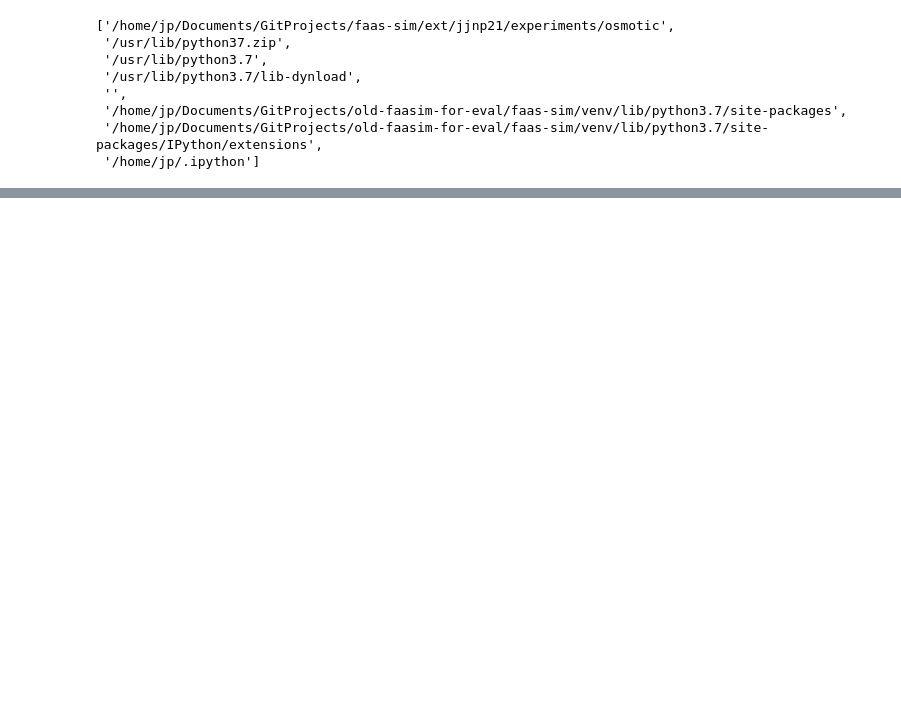
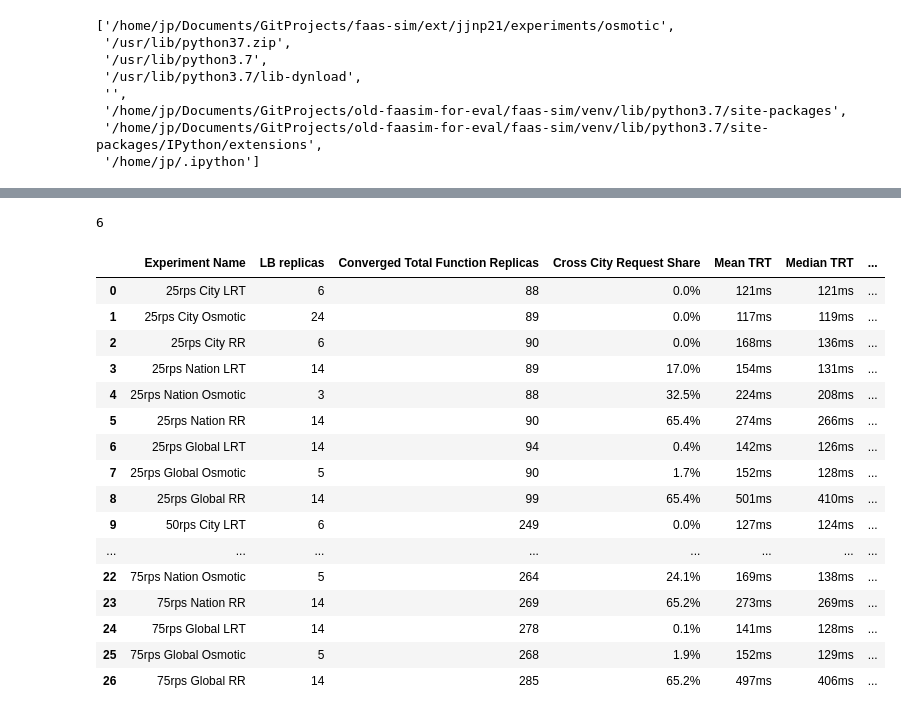
Before and after one commit to edgerun/faas-sim, a Jupyter notebook: ext/jjnp21/experiments/osmotic/osmotic_base_analysis.ipynb, the cells around one changed output, grey strips where cells are left out. Saved outputs shown, nothing was run; the diff lists cells and outputs as text; code cells hidden in the pictures; blank space fills up the shorter version.

```diff
--- a/ext/jjnp21/experiments/osmotic/osmotic_base_analysis.ipynb
+++ b/ext/jjnp21/experiments/osmotic/osmotic_base_analysis.ipynb
@@ -80,0 +154,68 @@ r.scale
+# %%
+results['openfaas_scaling_basic'][0].lb_replica_count['running_lb_replicas'].iloc[-1].astype(int)
+# %% [output]
+6
+# %%
+def get_loc_type_string(text):
+    if 'global' in text:
+        return 'Global'
+    elif 'nation' in text:
+        return 'Nation'
+    else:
+        return 'City'
+
+def get_lb_type_string(text):
+    if 'osmotic' in text:
+        return 'Osmotic'
+    elif 'lrt' in text:
+        return 'LRT'
+    else:
+        return 'RR'
+
+def build_experiment_name(text):
+    return f'{text[:5]} {get_loc_type_string(text)} {get_lb_type_string(text)}'
+
+def build_result_table(results, patterns):
+    rows = []
+    for p in patterns:
+        for r in filter_by_experiment_name_regex(results, p):
+            row = {}
+            row['Experiment Name'] = build_experiment_name(r.experiment.name)
+            row['LB replicas'] = r.lb_replica_count['running_lb_replicas'].iloc[-1].astype(int)
+            row['Converged Total Function Replicas'] = sum_fxs(r.scale)['value'].iloc[-1]
+            row['Cross City Request Share'] = f"{round(kpis_by_expname(r.experiment.name)['cl_lb_fx_cross_city'].iloc[0].astype(float) * 100, 1)}%"
+            row['Mean TRT'] = f"{int(kpis_by_expname(r.experiment.name)['E2E mean'].iloc[0].astype(float)*1000)}ms"
+            row['Median TRT'] = f"{int(kpis_by_expname(r.experiment.name)['E2E q50'].iloc[0].astype(float)*1000)}ms"
+            row['Q90 TRT'] = f"{int(kpis_by_expname(r.experiment.name)['E2E q90'].iloc[0].astype(float)*1000)}ms"
+            rows.append(row)
+    return pd.DataFrame(rows)
+
+def build_pattern_list():
+    patterns = []
+    rpss = ['25rps', '50rps', '75rps']
+    locs = ['city', 'nation', 'global']
+    for rps in rpss:
+        for loc in locs:
+            patterns.append(f'.*{rps}.*{loc}.*')
+    return patterns
+
+# build_result_table(results['openfaas_scaling_basic'], ['.*25rps.*global.*'])
+build_result_table(results['openfaas_scaling_basic'], build_pattern_list())
+# %% [output]
+|  | Experiment Name | LB replicas | Converged Total Function Replicas | Cross City Request Share | Mean TRT | Median TRT | ... |
+| 0 | 25rps City LRT | 6 | 88 | 0.0% | 121ms | 121ms | ... |
+| 1 | 25rps City Osmotic | 24 | 89 | 0.0% | 117ms | 119ms | ... |
+| 2 | 25rps City RR | 6 | 90 | 0.0% | 168ms | 136ms | ... |
+| 3 | 25rps Nation LRT | 14 | 89 | 17.0% | 154ms | 131ms | ... |
+| 4 | 25rps Nation Osmotic | 3 | 88 | 32.5% | 224ms | 208ms | ... |
+| 5 | 25rps Nation RR | 14 | 90 | 65.4% | 274ms | 266ms | ... |
+| 6 | 25rps Global LRT | 14 | 94 | 0.4% | 142ms | 126ms | ... |
+| 7 | 25rps Global Osmotic | 5 | 90 | 1.7% | 152ms | 128ms | ... |
+| 8 | 25rps Global RR | 14 | 99 | 65.4% | 501ms | 410ms | ... |
+| 9 | 50rps City LRT | 6 | 249 | 0.0% | 127ms | 124ms | ... |
+| ... | ... | ... | ... | ... | ... | ... | ... |
+| 22 | 75rps Nation Osmotic | 5 | 264 | 24.1% | 169ms | 138ms | ... |
+| 23 | 75rps Nation RR | 14 | 269 | 65.2% | 273ms | 269ms | ... |
+| 24 | 75rps Global LRT | 14 | 278 | 0.1% | 141ms | 128ms | ... |
+| 25 | 75rps Global Osmotic | 5 | 268 | 1.9% | 152ms | 129ms | ... |
+| 26 | 75rps Global RR | 14 | 285 | 65.2% | 497ms | 406ms | ... |
```
Also changed, not shown: parts of 14 cells of this notebook.
